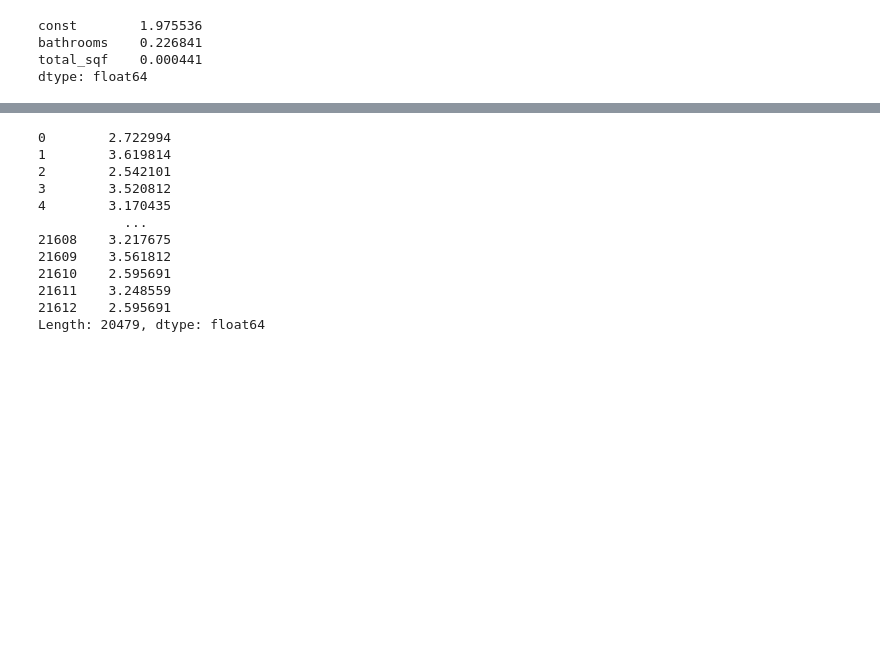
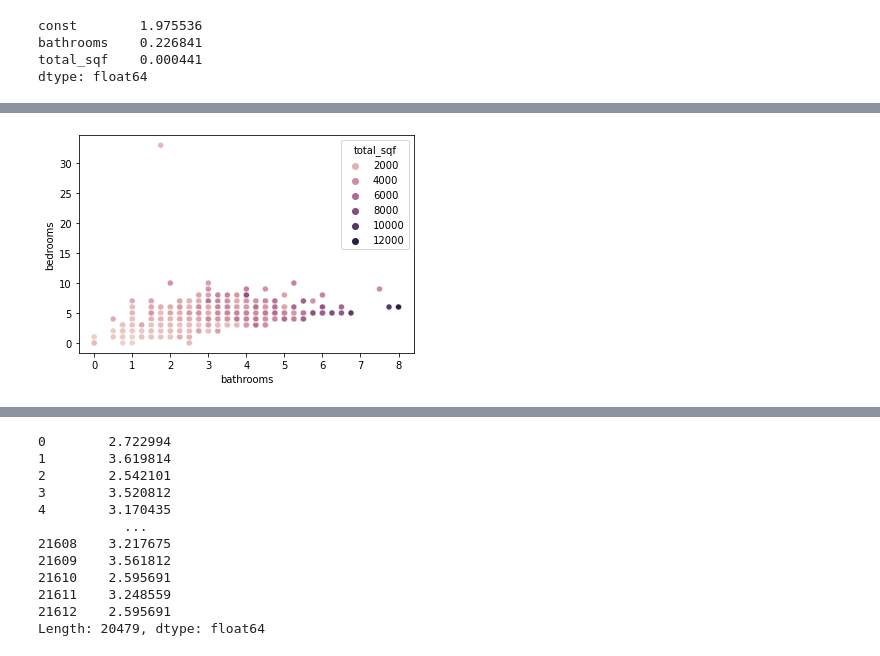
Before and after one commit to giantmagellan/WashStateHousingSales, a Jupyter notebook: JupyterNB/ads500b-step1-mayel.ipynb, the cells around one changed output, grey strips where cells are left out. Cells and saved outputs as stored; diff of their text form; code cells hidden in the pictures; blank space fills up the shorter version.

```diff
--- a/JupyterNB/ads500b-step1-mayel.ipynb
+++ b/JupyterNB/ads500b-step1-mayel.ipynb
@@ -228,0 +240,4 @@ dtype: float64
+# %%
+g= sns.scatterplot(x="bathrooms",  y="bedrooms", hue="total_sqf", data=hs_bbb_df)
+# %% [output]
+[figure, added]
```
Also changed, not shown: parts of 31 cells of this notebook, 3 other files.
